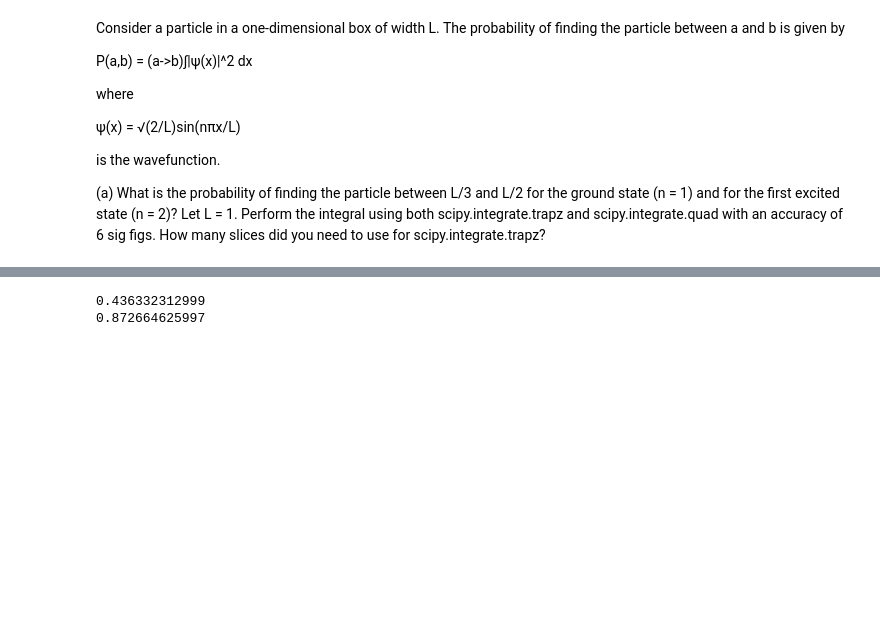
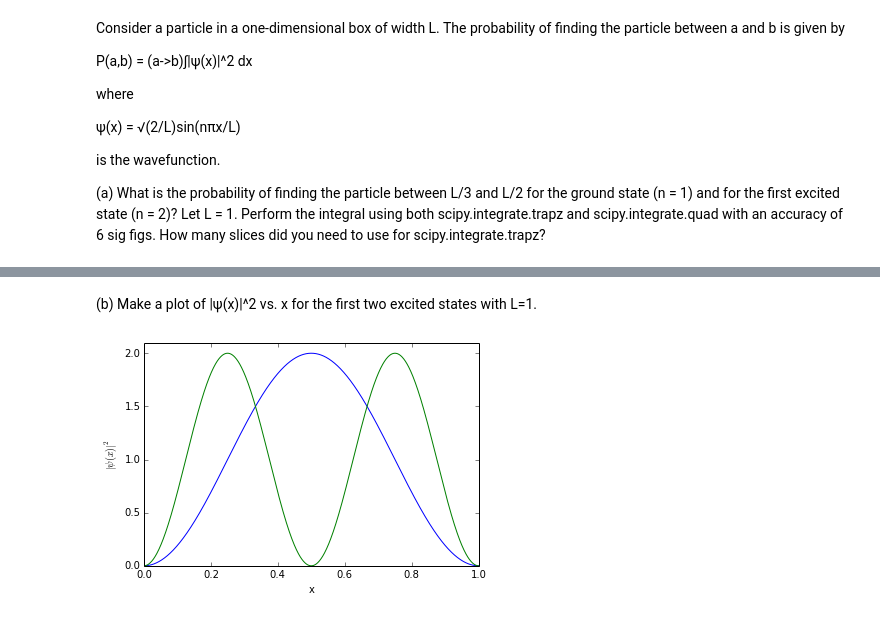
Before and after one commit to jpelgrif/PHYS202-S14, a Jupyter notebook: SciPy/IntegrationExercises.ipynb, the cells around one changed output, grey strips where cells are left out. Cells and saved outputs as stored; diff of their text form; code cells hidden in the pictures; blank space fills up the shorter version.

```diff
--- a/SciPy/IntegrationExercises.ipynb
+++ b/SciPy/IntegrationExercises.ipynb
@@ -155,17 +195,24 @@ is the wavefunction.
+# %% [markdown]
+(b) Make a plot of |ψ(x)|^2 vs. x for the first two excited states with L=1.
 # %%
-N = 10
+N = 800
 L = 1.0
-x = np.linspace(L/3,L/2,N)
+a,b = 0, L
+x = np.linspace(a,b,N)
 
 n = 1
-psi = sqrt(2/L) * np.sqrt(n*np.pi*x / L)
-P = integrate.trapz(abs(psi)**2,x)
-print P
+psi1 = sqrt(2/L) * np.sin(n*np.pi*x / L)
+n = 2
+psi2 = sqrt(2/L) * np.sin(n*np.pi*x / L)
 
-n = 2
-psi = sqrt(2/L) * np.sqrt(n*np.pi*x / L)
-P = integrate.trapz(abs(psi)**2,x)
-print P
+plt.xlabel('x')
+plt.ylabel(r'$|\psi(x)|^2$')
+
+plt.plot(x,abs(psi1)**2,label='n=1')
+plt.plot(x,abs(psi2)**2,label='n=2')
+
+plt.ylim(0,2.1)
+
+plt.show()
 # %% [output]
-0.436332312999
-0.872664625997
+[figure, added]
```
Also changed, not shown: parts of 1 cell of this notebook.
